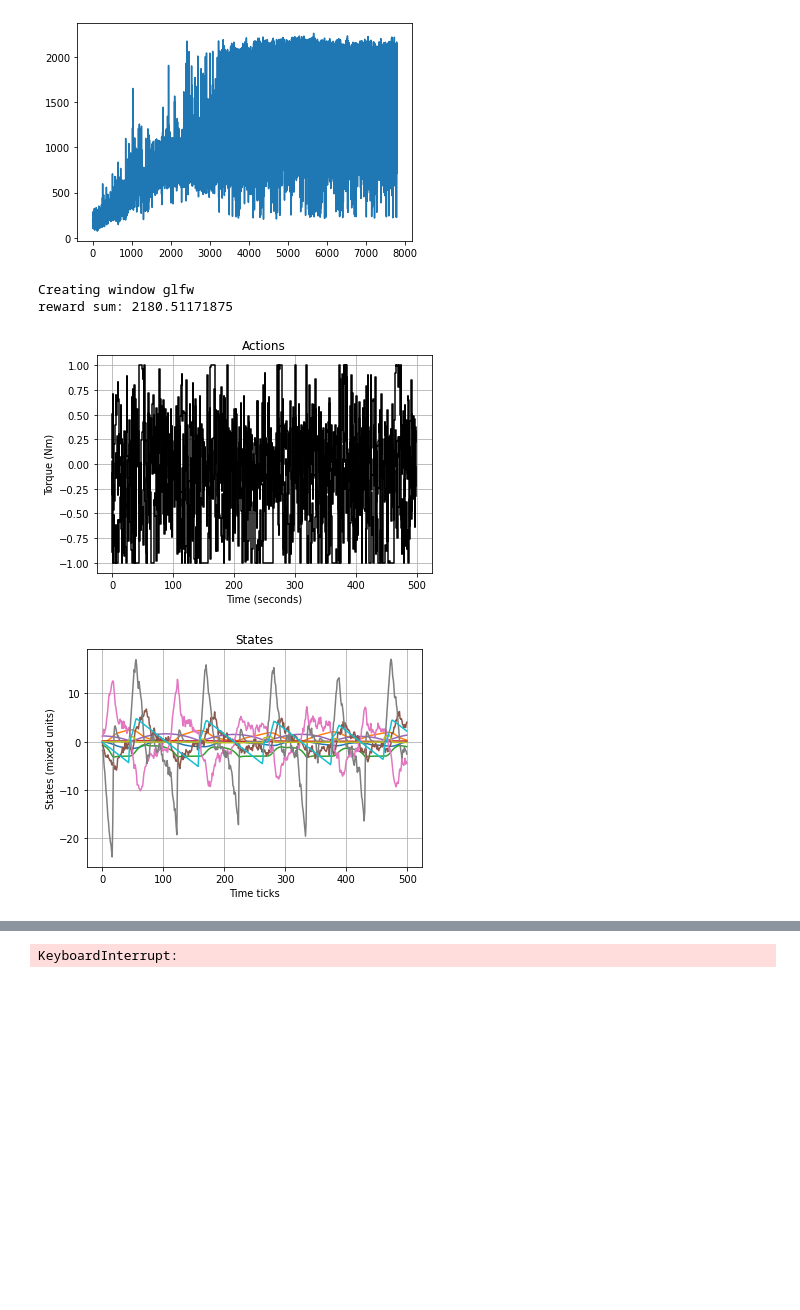
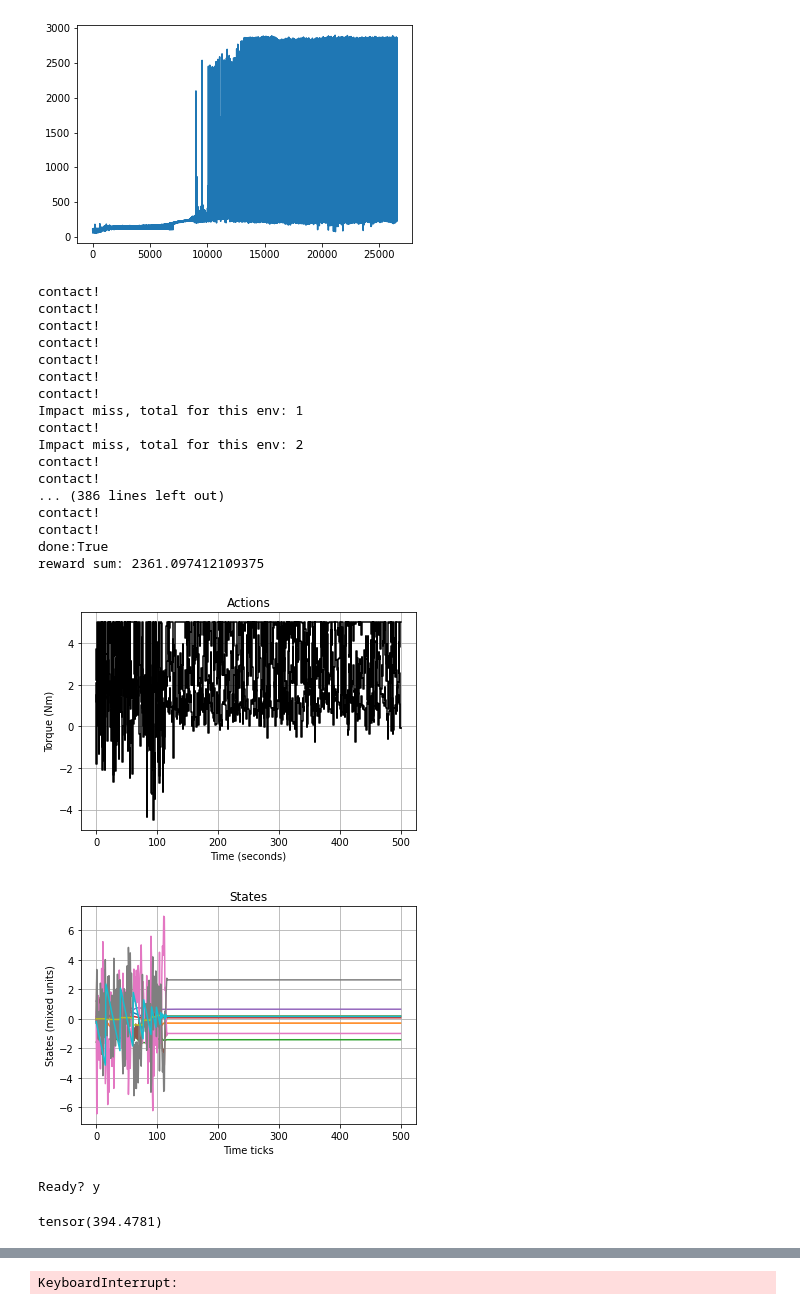
Before and after one commit to sgillen/bball, a Jupyter notebook: python/analysis.ipynb, the cells around one changed output, grey strips where cells are left out. Drawn from its saved outputs; the diff is of its cells as text; code cells hidden in the pictures; blank space fills up the shorter version.

```diff
--- a/python/analysis.ipynb
+++ b/python/analysis.ipynb
@@ -21,8 +21,8 @@ from stable_baselines.results_plotter import load_results
 import pybullet as p
 
 def do_rollout_stable(init_point=None, render=False, video=False):
-    env = gym.make(env_name)
-    #env = gym.make(env_name, **env_config)
+    #env = gym.make(env_name)
+    env = gym.make(env_name, **env_config)
     #env = BBall3Env(**env_config)
     #env = BBall3MJEnv()
     #env = BBall3PBEnv()
@@ -57,6 +57,9 @@ def do_rollout_stable(init_point=None, render=False, video=False):
         rews_list.append(torch.as_tensor(rew, dtype=dtype))
         cur_step += 1
 
+
+    print(f"done:{done}")
+
     ep_obs1 = torch.tensor(obs1_list)
     ep_acts = torch.stack(acts_list)
     ep_rews = torch.stack(rews_list)
@@ -80,16 +83,18 @@ min_length = float('inf')
 #trial_path = "/home/sgillen/work/bball/python/data_ppo/pb_strong0"
 
 
-env_name = "bball3_mj-v0"
-trial_path = "/home/sgillen/work/bball/python/data_ppo/mj_apen2" # seed 0 bounces good
+#env_name = "bball3_mj-v0"
+#trial_path = "/home/sgillen/work/bball/python/data_ppo/mj_apen2" # seed 0 bounces good
 
 # matlab
+env_name = "bball3-v1"
 #trial_path = "/home/sgillen/work/bball/python/data_ppo_wc/y_less_tall1"
 #trial_path = "/home/sgillen/work/bball/python/data_ppo_wc/small_ypen"
 #trial_path = "/home/sgillen/work/bball/data_ppo_wc/t2/"  # another balance, y rewards.
 #trial_path = "/home/sgillen/work/bball/data_ppo_wc/no_xpen/"  # another balance, y rewards.
 #trial_path = "/home/sgillen/work/bball/data_ppo_wc/0/"  # another balance, x an y rewards.
 #trial_path = "/home/sgillen/work/bball/data_ppo_nc/long_100"   # No y reward
+trial_path = "/home/sgillen/work/bball/python/data_ppo_c2/000"   # No y reward
 
 
 
@@ -154,48 +159,70 @@ Loading a model without an environment, this model cannot be trained until it ha
 # %%
 trial_num = 0
 
 model = model_list[trial_num]
 df = df_list[trial_num]
 
 plt.plot(df['r']); plt.show()
 
-obs_hist, act_hist, rew_hist = do_rollout_stable(render=True)
+obs_hist, act_hist, rew_hist = do_rollout_stable(render=False)
 
 
 print(f"reward sum: {sum(rew_hist)}")
 
 plt.step([i for i in range(act_hist.shape[0])], act_hist, 'k')
 plt.title('Actions')
 plt.xlabel('Time (seconds)')
 plt.ylabel('Torque (Nm)')
 plt.grid()
 #plt.savefig(script_path + '../figs/act_hist.png')
 plt.show(); plt.figure()
 
 plt.plot(obs_hist)
 
 plt.title('States')
 plt.xlabel('Time ticks')
 plt.ylabel('States (mixed units)')
 plt.grid()
 #plt.savefig(script_path + '../figs/obs_hist.png')
 plt.show()
 # %% [output]
-[figure, old version]
+[figure, new version]
-Creating window glfw
-reward sum: 2180.51171875
+contact!
+contact!
+contact!
+contact!
+contact!
+contact!
+contact!
+Impact miss, total for this env: 1
+contact!
+Impact miss, total for this env: 2
+contact!
+contact!
+... (386 lines left out)
+contact!
+contact!
+done:True
+reward sum: 2361.097412109375
-[figure, old version]
+[figure, new version]
-[figure, old version]
+[figure, new version]
 # %%
+env = gym.make(env_name, **env_config)
 env.eng.clf()
 obs_list = []
 for obs in obs_hist:
     obs_list.append(obs.tolist())
 import matlab
+
+input("Ready?")
 tout = matlab.single([float(i) for i in range(obs_hist.shape[0])])
 env.animate(tout,matlab.single(obs_list))
+# %% [output]
+Ready? y
 # %%
 print(sum(rew_hist))
+# %% [output]
+tensor(394.4781)
 # %%
 plt.plot(obs_hist[:,3])
 # %% [output]
```
Also changed, not shown: parts of 3 cells of this notebook, 4 other files.
